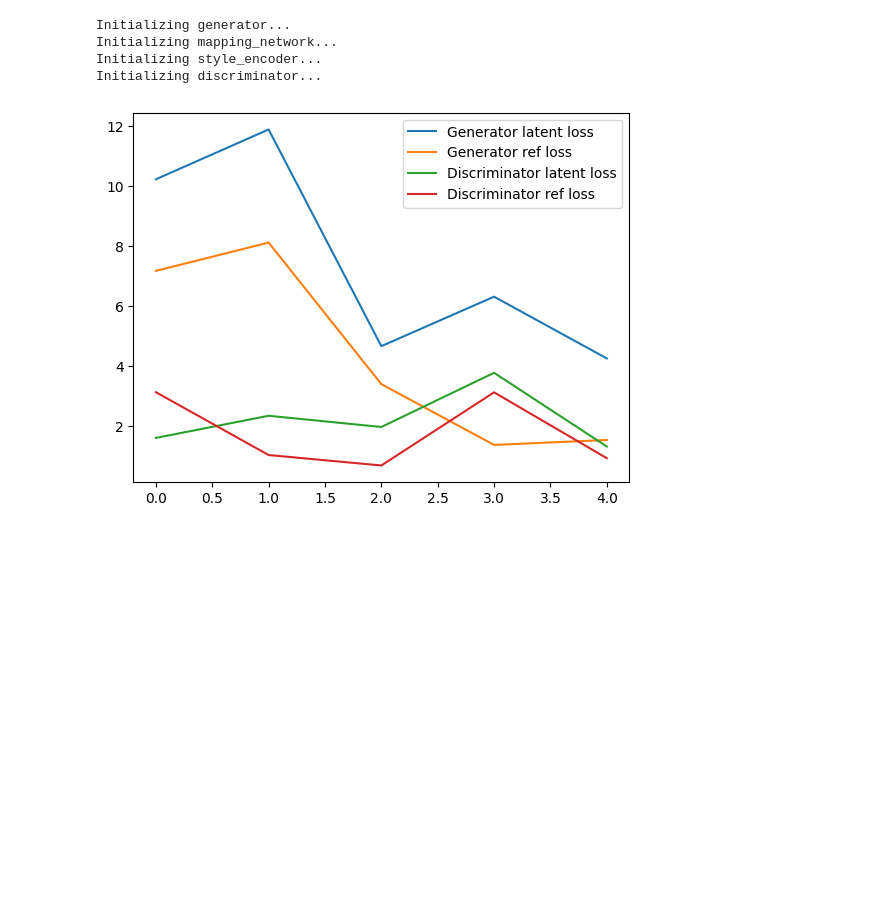
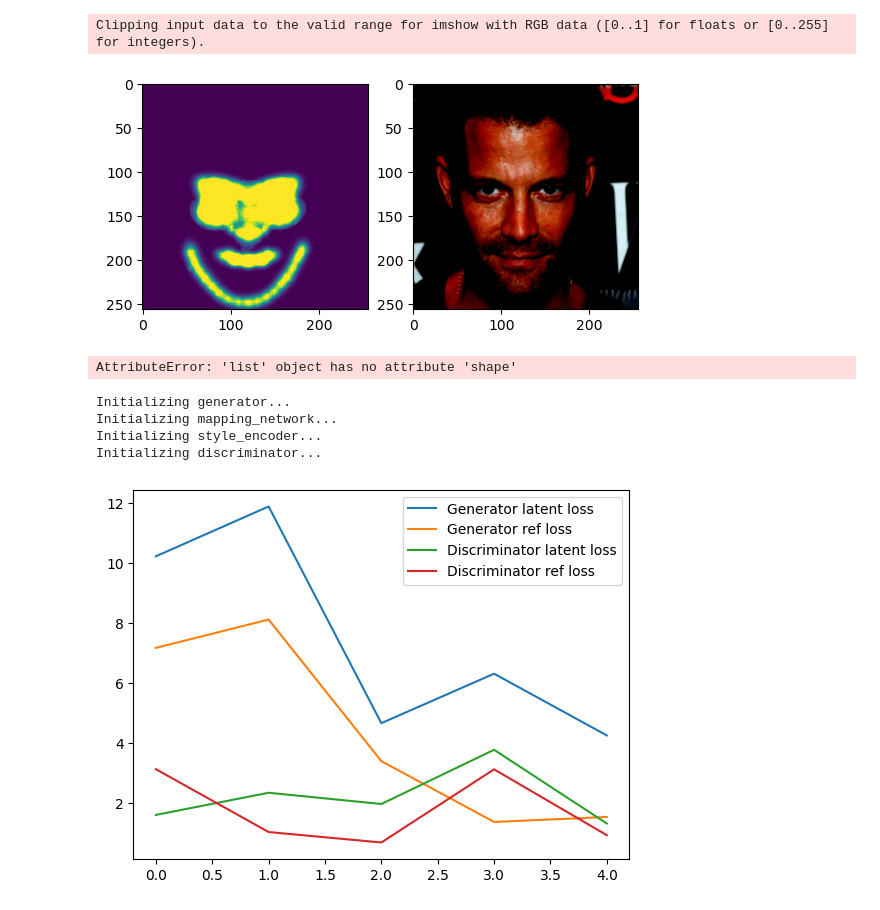
Before and after one commit to BalthazarBujard/StarGAN-v2, a Jupyter notebook: train_test.ipynb, the cells around one changed output. Cells and saved outputs as stored; diff of their text form; code cells hidden in the pictures; blank space fills up the shorter version.

Commit message:
checked pretrained FAN

```diff
--- a/train_test.ipynb
+++ b/train_test.ipynb
@@ -29,6 +34,32 @@ params = Munch({
     'checkpoint_dir': '',
     'log_iter': 5,
     'epochs' : 20,
-    'fan_pretrained_fname' : None#"architecture/FAN/weights.pth"
+    'fan_pretrained_fname' : "architecture/FAN/weights.pth"
 })
+# %%
+fan = FAN(pretrained_file=params.fan_pretrained_fname).eval().to(torch.device('cuda' if torch.cuda.is_available() else 'cpu'))
+# %%
+#check pretrained FAN
+root = "../dataset/data/celeba_hq/train"
+
+train_loader = get_loader(root, params.batch_size, params.img_size, num_files=100)
+train_fetcher=Fetcher(train_loader)
+inputs = next(train_fetcher)
+x_org,y_org = inputs.x, inputs.y
+
+
+masks = fan.get_heatmap(x_org)
+
+plt.subplot(121)
+plt.imshow(torch.permute(masks[0][0],[1,2,0]).cpu().detach().numpy())
+plt.subplot(122)
+plt.imshow(torch.permute(x_org[0],[1,2,0]).cpu().detach().numpy())
+plt.show()
+# %% [output]
+Clipping input data to the valid range for imshow with RGB data ([0..1] for floats or [0..255] for integers).
+[figure, added]
+# %%
+masks[0].shape
+# %% [output]
+AttributeError: 'list' object has no attribute 'shape'
 # %%
```
Also changed, not shown: parts of 2 cells of this notebook, 1 other file.
